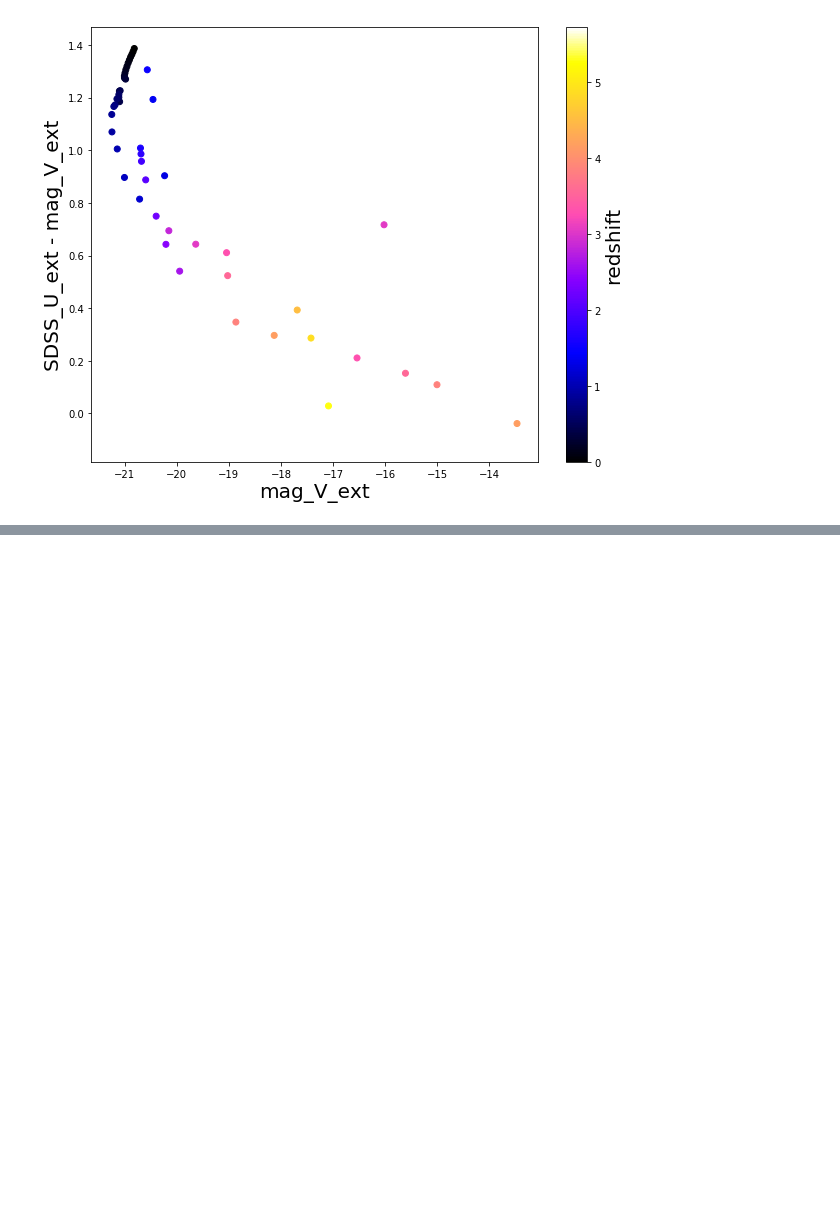
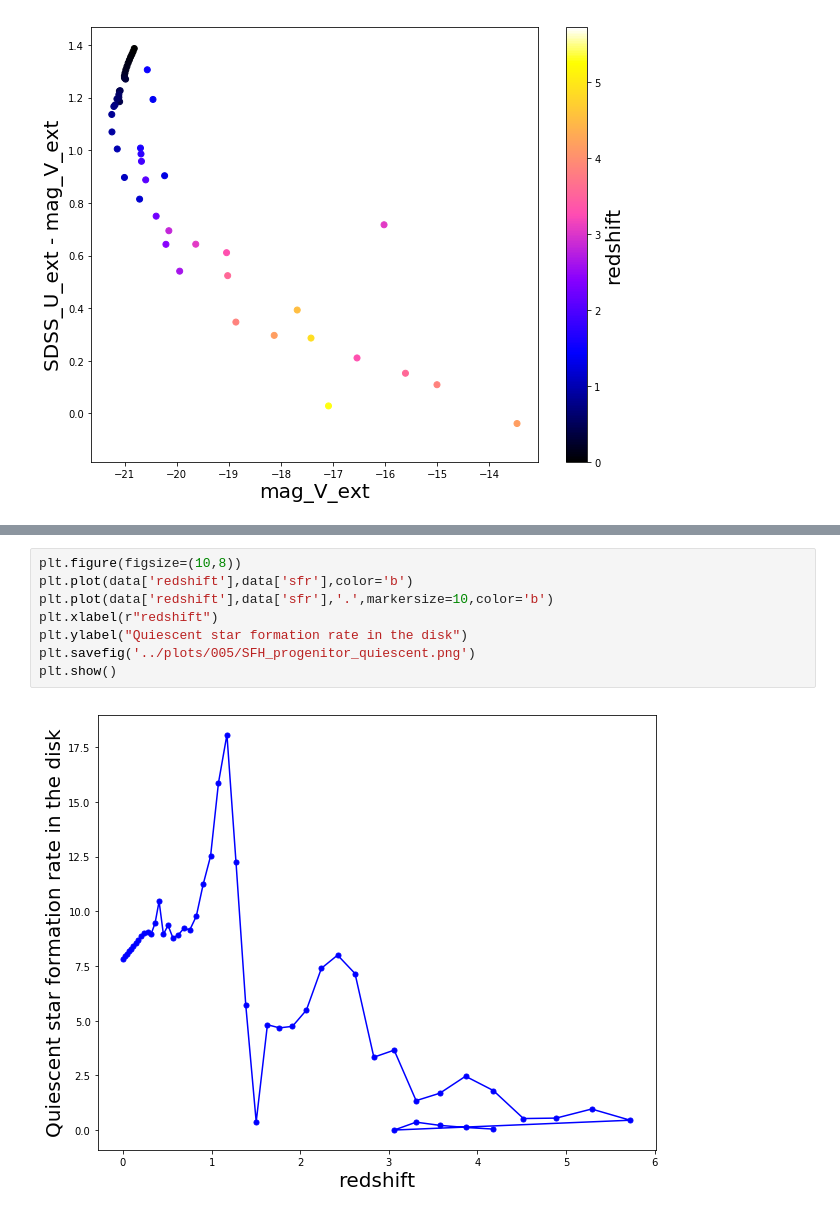
Before and after one commit to GiorgioManzoni/VIPERS_GALFORM, a Jupyter notebook: 005_progenitor.ipynb, the cells around one changed output, grey strips where cells are left out. Saved outputs shown, nothing was run; the diff lists cells and outputs as text; blank space fills up the shorter version.

```diff
--- a/005_progenitor.ipynb
+++ b/005_progenitor.ipynb
@@ -83,0 +95,10 @@ plt.show()
+# %%
+plt.figure(figsize=(10,8))
+plt.plot(data['redshift'],data['sfr'],color='b')
+plt.plot(data['redshift'],data['sfr'],'.',markersize=10,color='b')
+plt.xlabel(r"redshift")
+plt.ylabel("Quiescent star formation rate in the disk")
+plt.savefig('../plots/005/SFH_progenitor_quiescent.png')
+plt.show()
+# %% [output]
+[figure, added]
```
Also changed, not shown: parts of 18 cells of this notebook.
